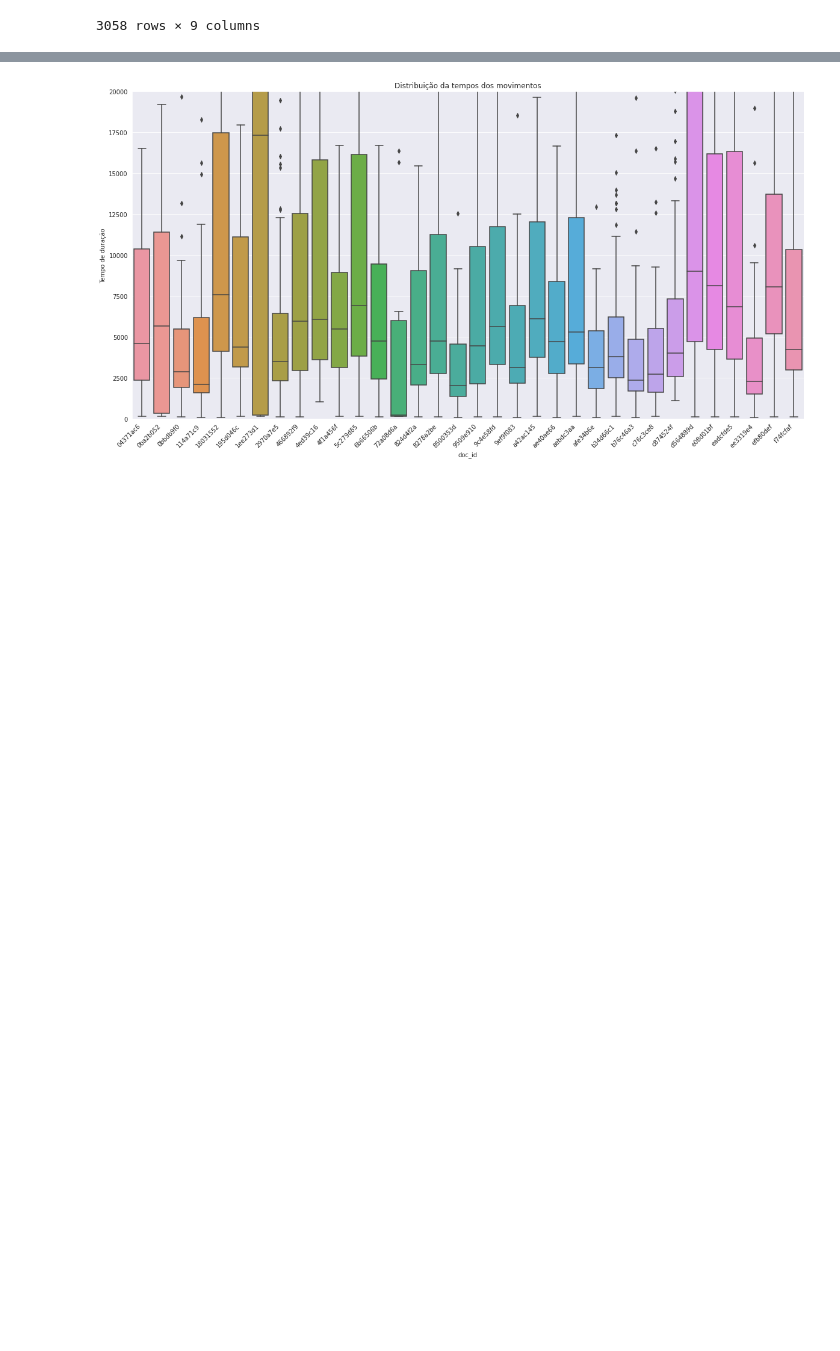
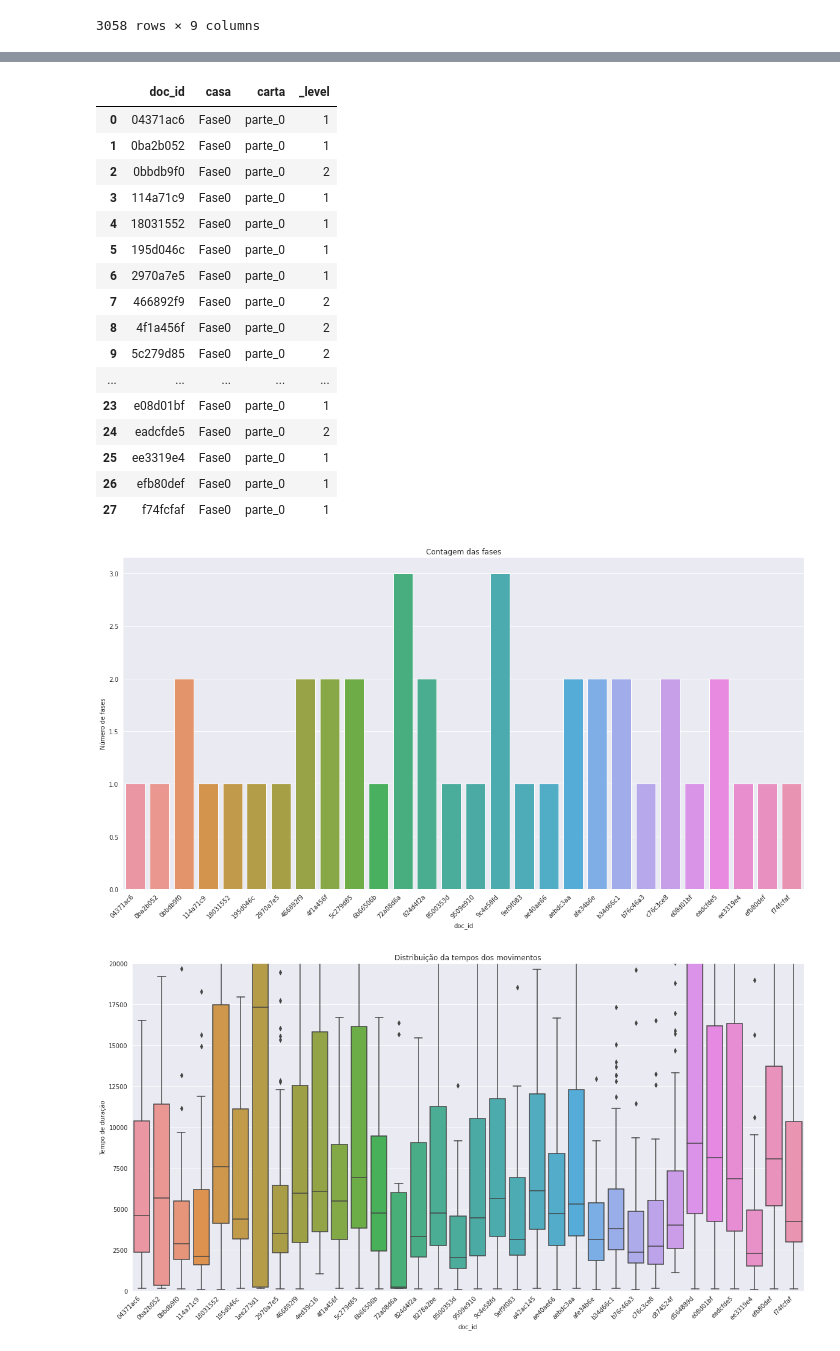
Before and after one commit to labase/data_edu, a Jupyter notebook: ipnb/organelas.ipynb, the cells around one changed output, grey strips where cells are left out. Saved outputs shown, nothing was run; the diff lists cells and outputs as text; code cells hidden in the pictures; blank space fills up the shorter version.

```diff
--- a/ipnb/organelas.ipynb
+++ b/ipnb/organelas.ipynb
@@ -96,3 +114,35 @@ array([[<matplotlib.axes._subplots.AxesSubplot object at 0x...>,
+# %%
+import seaborn as sns
+import matplotlib.pyplot as plt
+ds = df.loc[(df['casa'] == "Fase0") & (df["carta"] == "parte_0")]
+ds = ds.groupby(['doc_id', 'casa', "carta"])['_level'].sum().reset_index()
+# ds = df[df.groupby(['doc_id'])['casa' == ]]
+chart = sns.barplot(x="doc_id", y="_level", data=ds)
+chart.set(
+    title='Contagem das fases', ylabel='Número de fases')
+chart.set_xticklabels(chart.get_xticklabels(), rotation=45, horizontalalignment='right')
+# chart.set(ylim=(0, 20000))
+plt.gcf().set_size_inches(20, 10)
+ds
+# %% [output]
+|  | doc_id | casa | carta | _level |
+| 0 | 04371ac6 | Fase0 | parte_0 | 1 |
+| 1 | 0ba2b052 | Fase0 | parte_0 | 1 |
+| 2 | 0bbdb9f0 | Fase0 | parte_0 | 2 |
+| 3 | 114a71c9 | Fase0 | parte_0 | 1 |
+| 4 | 18031552 | Fase0 | parte_0 | 1 |
+| 5 | 195d046c | Fase0 | parte_0 | 1 |
+| 6 | 2970a7e5 | Fase0 | parte_0 | 1 |
+| 7 | 466892f9 | Fase0 | parte_0 | 2 |
+| 8 | 4f1a456f | Fase0 | parte_0 | 2 |
+| 9 | 5c279d85 | Fase0 | parte_0 | 2 |
+| ... | ... | ... | ... | ... |
+| 23 | e08d01bf | Fase0 | parte_0 | 1 |
+| 24 | eadcfde5 | Fase0 | parte_0 | 2 |
+| 25 | ee3319e4 | Fase0 | parte_0 | 1 |
+| 26 | efb80def | Fase0 | parte_0 | 1 |
+| 27 | f74fcfaf | Fase0 | parte_0 | 1 |
+[figure, added]
 # %%
 import seaborn as sns
 import matplotlib.pyplot as plt
```
Also changed, not shown: parts of 5 cells of this notebook.
